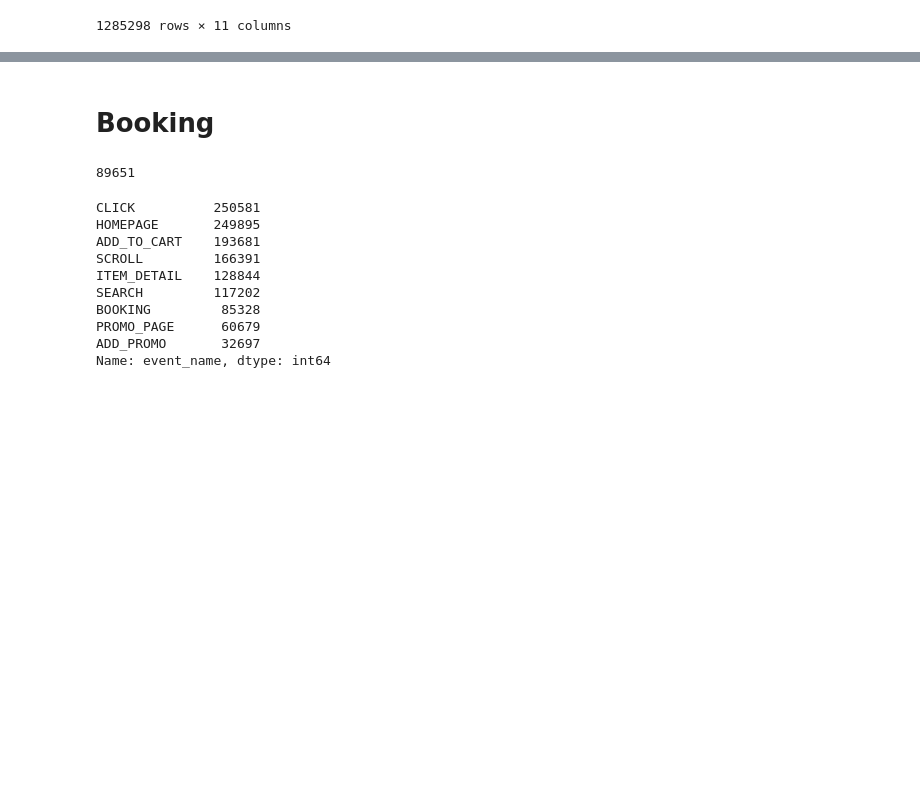
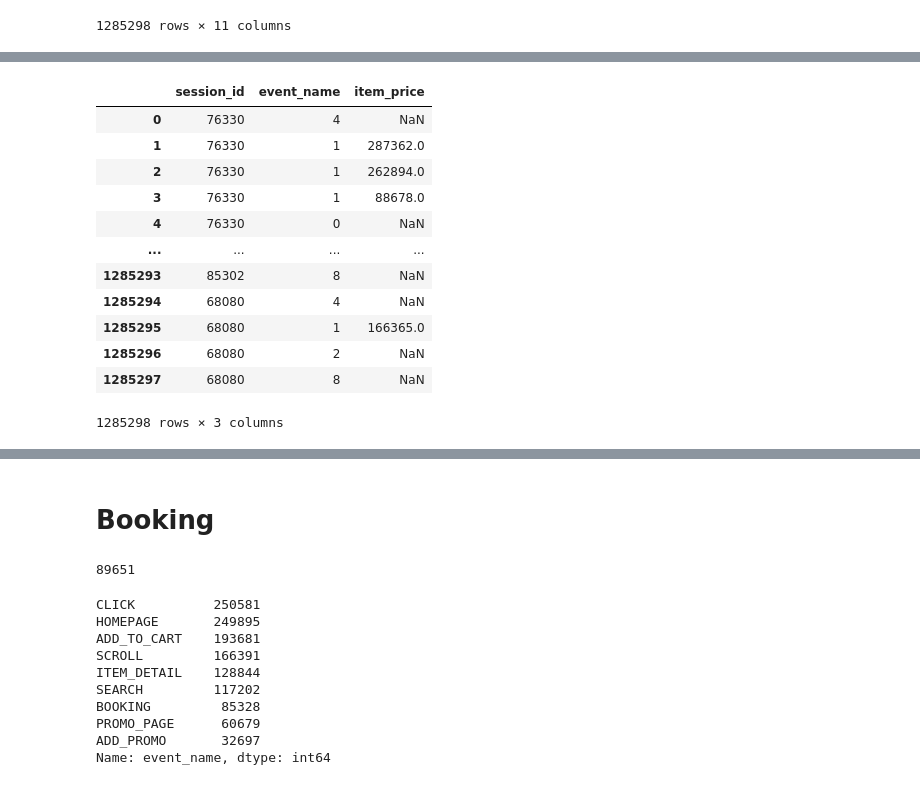
Before and after one commit to hyunj941031/ds-sa-cp2, a Jupyter notebook: web_click.ipynb, the cells around one changed output, grey strips where cells are left out. Cells and saved outputs as stored; diff of their text form; code cells hidden in the pictures; blank space fills up the shorter version.

```diff
--- a/web_click.ipynb
+++ b/web_click.ipynb
@@ -45,0 +69,17 @@ web_click
+# %%
+event_df = web_click.iloc[:, [0, 1, 5]]
+event_df
+# %% [output]
+|  | session_id | event_name | item_price |
+| 0 | 76330 | 4 | NaN |
+| 1 | 76330 | 1 | 287362.0 |
+| 2 | 76330 | 1 | 262894.0 |
+| 3 | 76330 | 1 | 88678.0 |
+| 4 | 76330 | 0 | NaN |
+| ... | ... | ... | ... |
+| 1285293 | 85302 | 8 | NaN |
+| 1285294 | 68080 | 4 | NaN |
+| 1285295 | 68080 | 1 | 166365.0 |
+| 1285296 | 68080 | 2 | NaN |
+| 1285297 | 68080 | 8 | NaN |
+1285298 rows × 3 columns
```
Also changed, not shown: parts of 5 cells of this notebook.
